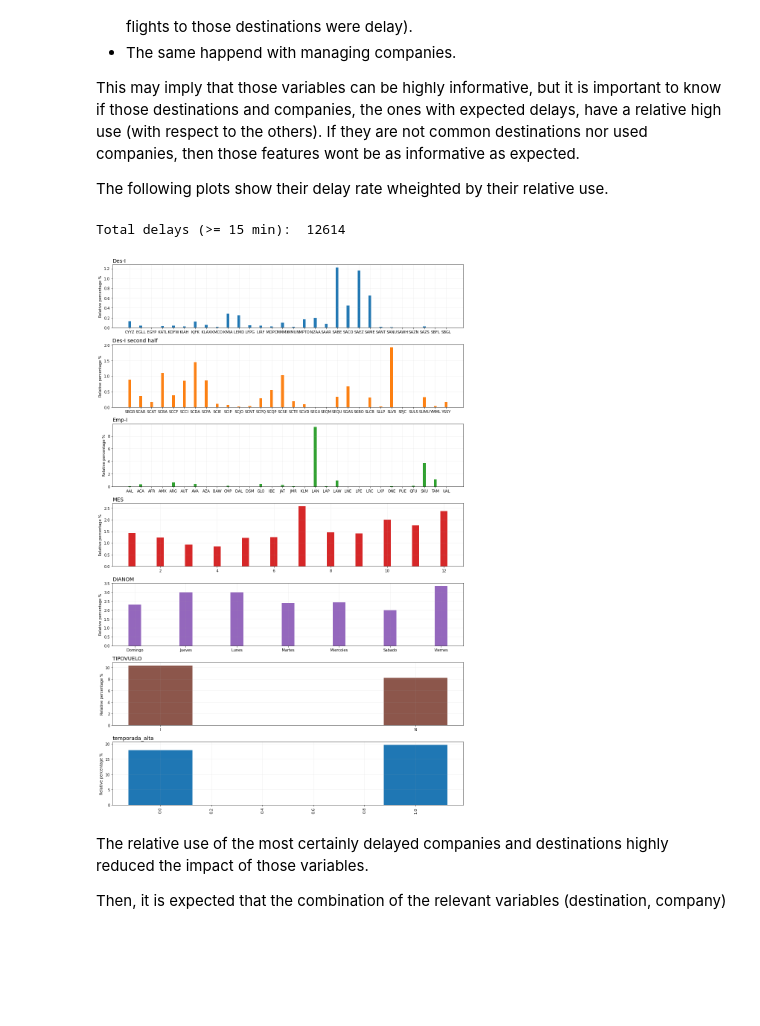
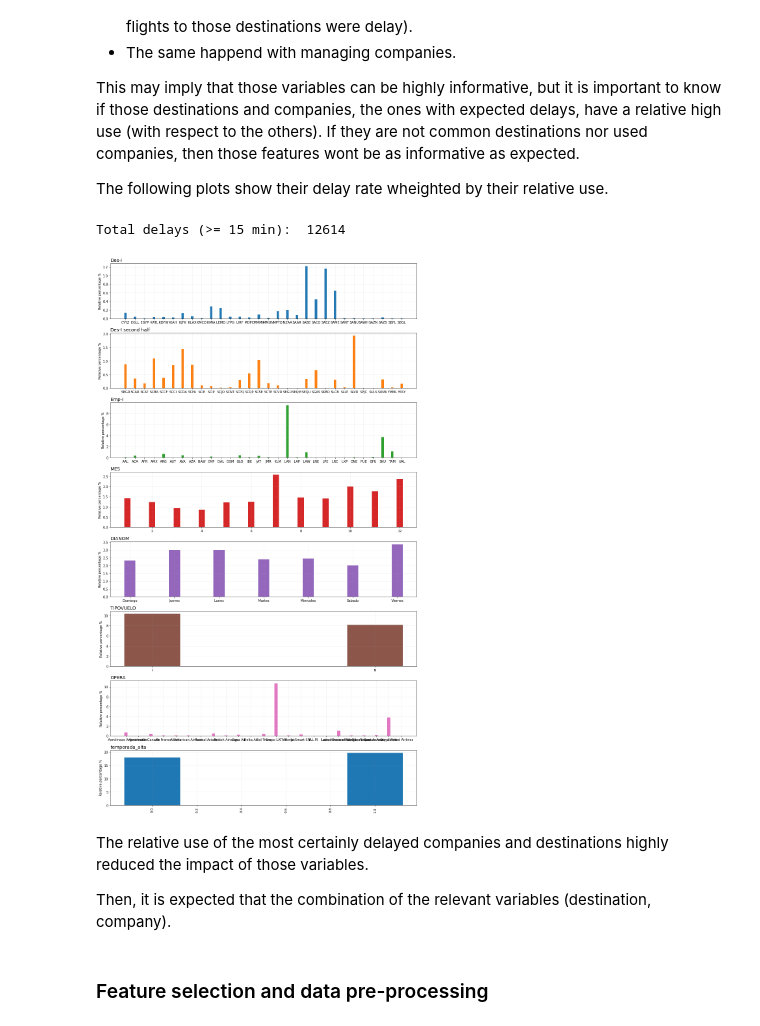
Before and after one commit to cnettlev/flight-delay, a Jupyter notebook: solution.ipynb, the cells around one changed output. Cells and saved outputs as stored; diff of their text form; code cells hidden in the pictures; blank space fills up the shorter version.

```diff
--- a/solution.ipynb
+++ b/solution.ipynb
@@ -65,7 +65,7 @@ Following plots show distributions of a subset of the data.
 import matplotlib.pyplot as plt
 from scipy.stats import entropy
 
-toShow = ['Des-I', 'last-Des-I', 'Emp-I', 'MES', 'DIANOM', 'TIPOVUELO']
+toShow = ['Des-I', 'last-Des-I', 'Emp-I', 'MES', 'DIANOM', 'TIPOVUELO', 'OPERA']
 nPlots = len(toShow)
 
 colors = plt.rcParams['axes.prop_cycle'].by_key()['color']
@@ -139,7 +139,7 @@ newFeatures.to_csv('synthetic_features.csv')
 
 Following
 # %%
-toCompare = {'data':      ['Des-I', 'last-Des-I', 'Emp-I', 'MES', 'DIANOM', 'TIPOVUELO'],
+toCompare = {'data':      ['Des-I', 'last-Des-I', 'Emp-I', 'MES', 'DIANOM', 'TIPOVUELO', 'OPERA'],
              'synthetic': ['temporada_alta']
             }
 
@@ -193,7 +193,7 @@ The rate of delay over each feature shows that:
 
 The following plots show their delay rate wheighted by their relative use.
 # %%
-toCompare = {'data':      ['Des-I', 'last-Des-I', 'Emp-I', 'MES', 'DIANOM', 'TIPOVUELO'],
+toCompare = {'data':      ['Des-I', 'last-Des-I', 'Emp-I', 'MES', 'DIANOM', 'TIPOVUELO', 'OPERA'],
              'synthetic': ['temporada_alta']
             }
 
@@ -213,35 +213,37 @@ for col,ax,color in zip(toCompare['data'],axs,colors):
         catCount = data[col].value_counts().sort_index()[-30:]
     else:
         title = col
         vCounts = data[col][newFeatures['atraso_15'] > 0].value_counts().sort_index()[:30]
         catCount = data[col].value_counts().sort_index()[:30]
     cat = vCounts.index
     count = [(catCount.values[i]/N)*100.0*vCounts.values[i]/sum(data[col]==vCounts.index[i]) for i in range(len(vCounts.values))]
     ax.bar(cat, count, width=0.25, facecolor=color)
     ax.set_title(title,fontsize=14,loc='left')
     ax.set_ylabel('Relative percentage %' if usePercentage else 'Counts #')
     plt.xticks(rotation=90)
     ax.grid(alpha=0.2)
 
 for col,ax,color in zip(toCompare['synthetic'],[axs[-1]],colors):
     vCounts = newFeatures[col][newFeatures['atraso_15'] > 0].value_counts()
     cat = vCounts.index
     total = newFeatures[col]
     count = [100.0*vCounts.values[i]/sum(newFeatures[col]==vCounts.index[i]) for i in range(len(vCounts.values))]
     if len(cat)>30:
         cat = cat[:30]
         count = count[:30]
         title = 'TOP 30: '+title
     ax.bar(cat, count, width=0.25, facecolor=color)
     ax.set_title(col,fontsize=14,loc='left')
     ax.set_ylabel('Relative percentage %' if usePercentage else 'Counts #')
     plt.xticks(rotation=90)
     ax.grid(alpha=0.2)
 plt.tight_layout()
 # %% [output]
 Total delays (>= 15 min):  12614
-[figure, old version]
+[figure, new version]
 # %% [markdown]
 The relative use of the most certainly delayed companies and destinations highly reduced the impact of those variables.
 
-Then, it is expected that the combination of the relevant variables (destination, company)
+Then, it is expected that the combination of the relevant variables (destination, company).
+# %% [markdown]
+### Feature selection and data pre-processing
```
Also changed, not shown: parts of 6 cells of this notebook.
